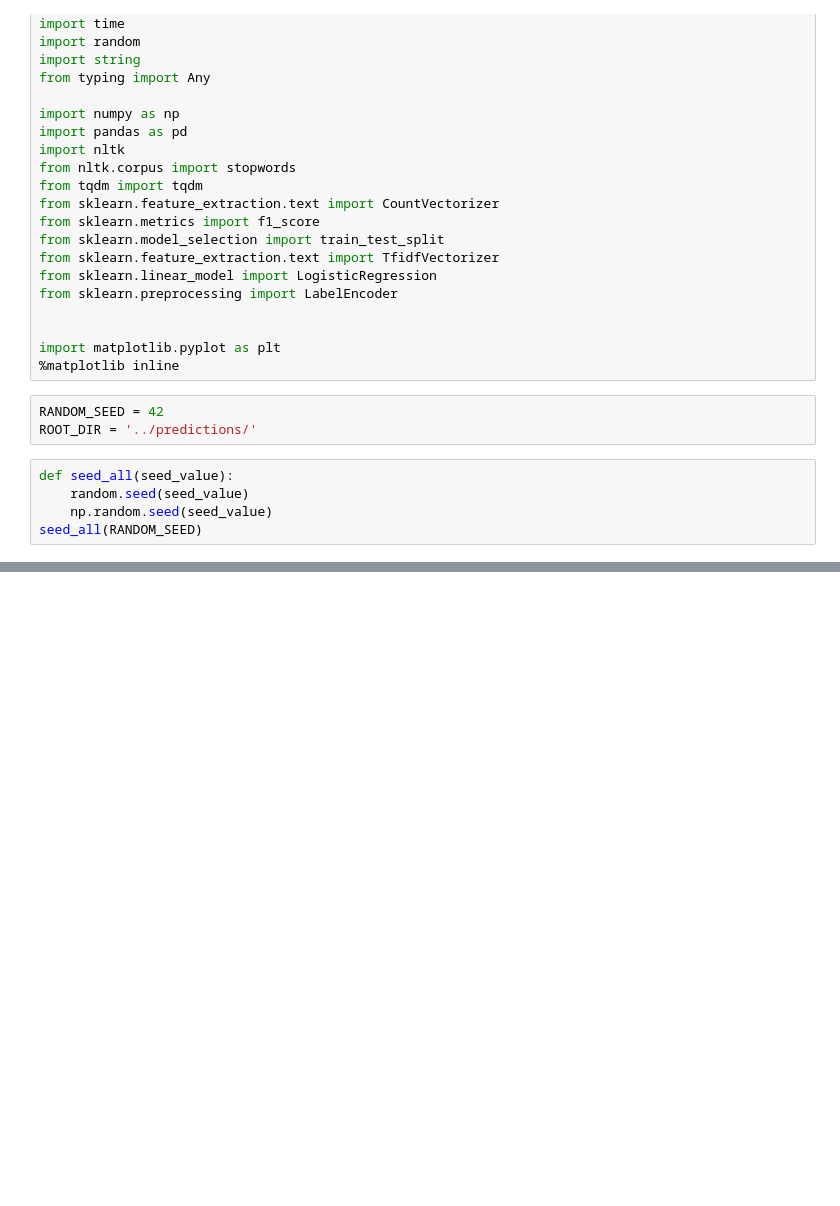
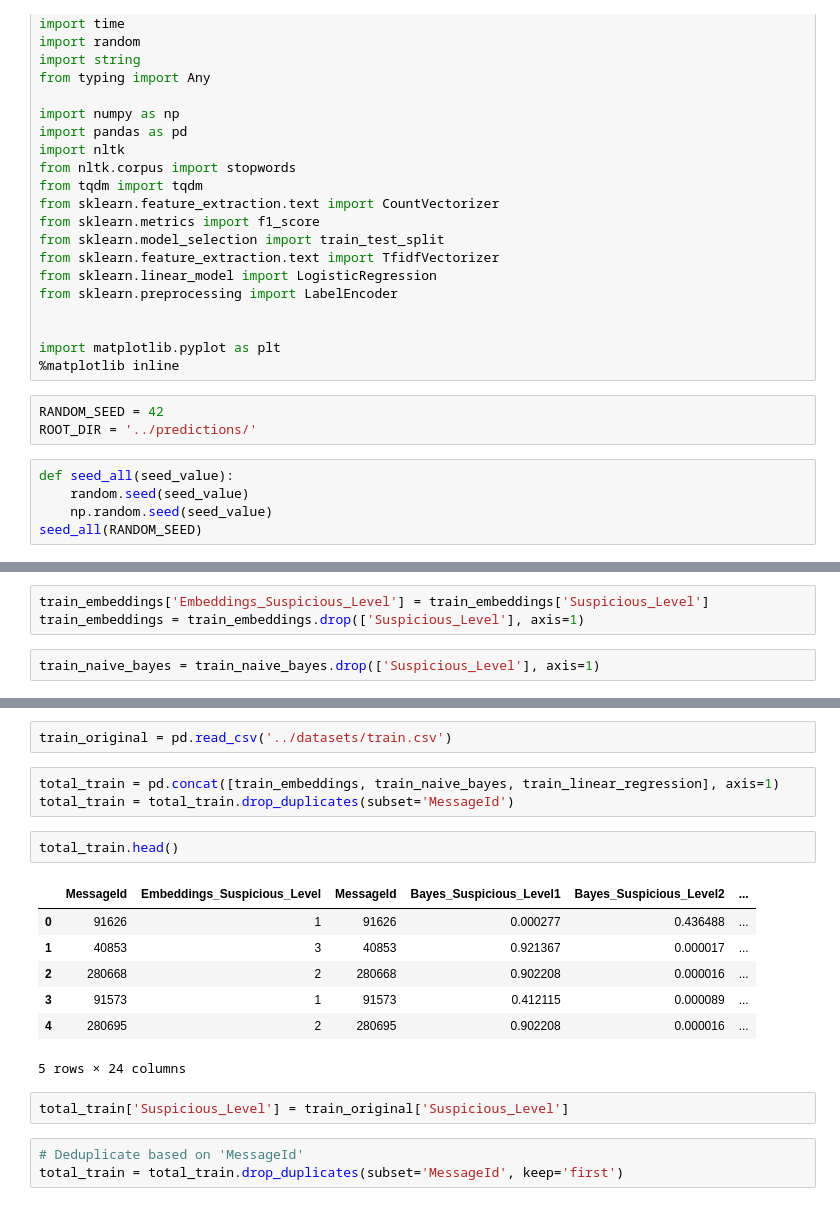
Before and after one commit to BearDimonR/ai-house-disinformation-detection, a Jupyter notebook: notebooks/model_ensemble.ipynb, the cells around one changed output, grey strips where cells are left out. Cells and saved outputs as stored; diff of their text form; blank space fills up the shorter version.

```diff
--- a/notebooks/model_ensemble.ipynb
+++ b/notebooks/model_ensemble.ipynb
@@ -39,0 +38,5 @@ final = pd.concat([embeddings, naive_bayes_simple, naive_bayes_laplace], axis=1)
+# %%
+train_embeddings['Embeddings_Suspicious_Level'] = train_embeddings['Suspicious_Level']
+train_embeddings = train_embeddings.drop(['Suspicious_Level'], axis=1)
+# %%
+train_naive_bayes = train_naive_bayes.drop(['Suspicious_Level'], axis=1)
@@ -48,0 +58,20 @@ final.head()
+# %%
+train_original = pd.read_csv('../datasets/train.csv')
+# %%
+total_train = pd.concat([train_embeddings, train_naive_bayes, train_linear_regression], axis=1)
+total_train = total_train.drop_duplicates(subset='MessageId')
+# %%
+total_train.head()
+# %% [output]
+|  | MessageId | Embeddings_Suspicious_Level | MessageId | Bayes_Suspicious_Level1 | Bayes_Suspicious_Level2 | ... |
+| 0 | 91626 | 1 | 91626 | 0.000277 | 0.436488 | ... |
+| 1 | 40853 | 3 | 40853 | 0.921367 | 0.000017 | ... |
+| 2 | 280668 | 2 | 280668 | 0.902208 | 0.000016 | ... |
+| 3 | 91573 | 1 | 91573 | 0.412115 | 0.000089 | ... |
+| 4 | 280695 | 2 | 280695 | 0.902208 | 0.000016 | ... |
+5 rows × 24 columns
+# %%
+total_train['Suspicious_Level'] = train_original['Suspicious_Level']
+# %%
+# Deduplicate based on 'MessageId'
+total_train = total_train.drop_duplicates(subset='MessageId', keep='first')
```
Also changed, not shown: parts of 38 cells of this notebook, 11 other files.
